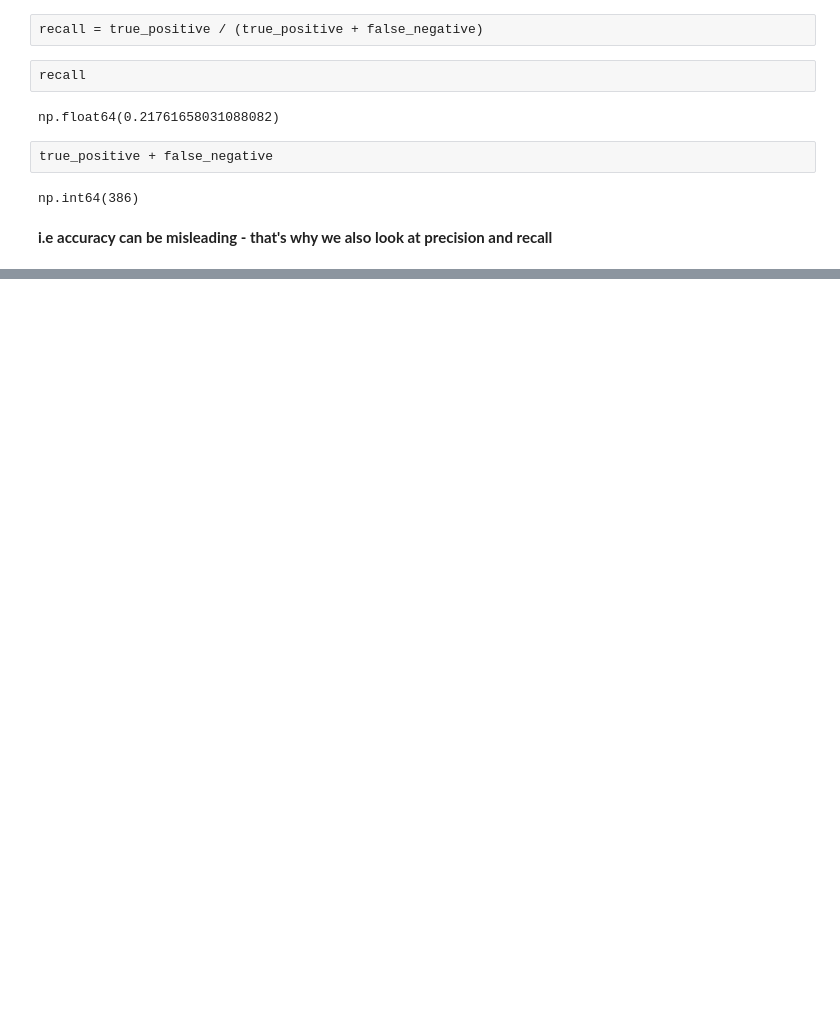
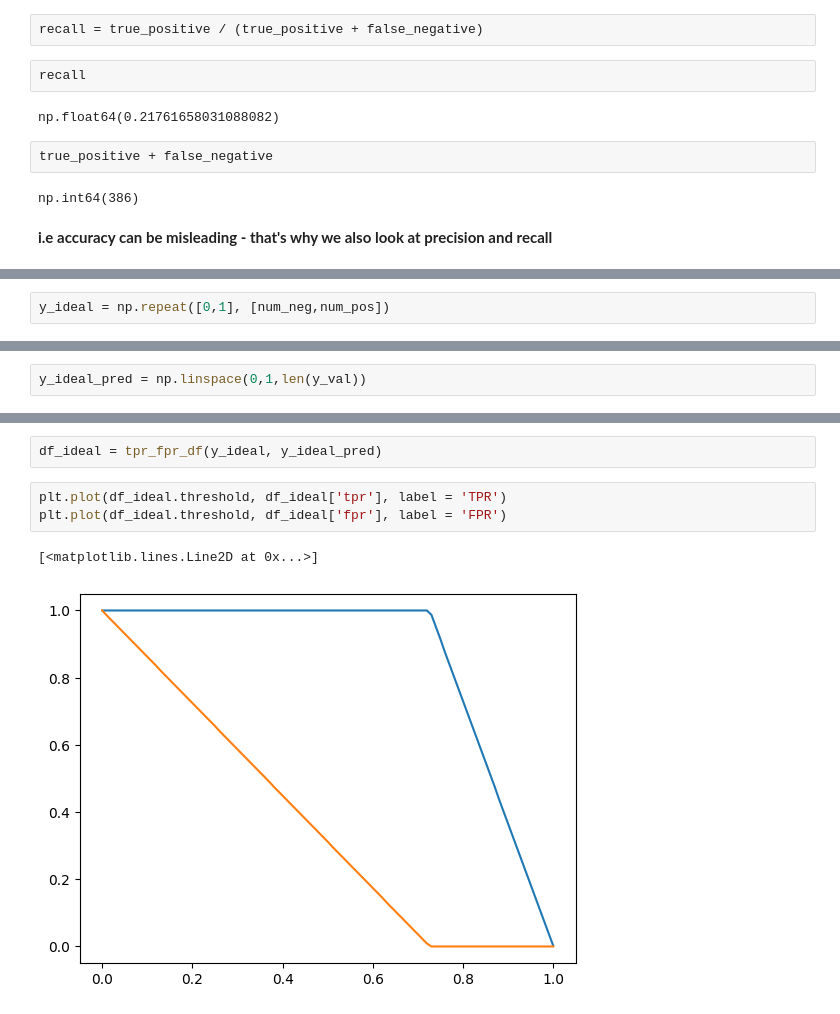
Before and after one commit to Rimsha-Bashir/machine-learning-zoomcamp, a Jupyter notebook: module-4 /eval-metrics/data-preparation.ipynb, the cells around one changed output, grey strips where cells are left out. Drawn from its saved outputs; the diff is of its cells as text; blank space fills up the shorter version.

```diff
--- a/module-4 /eval-metrics/data-preparation.ipynb
+++ b/module-4 /eval-metrics/data-preparation.ipynb
@@ -1393,0 +1546,2 @@ np.int64(386)
+# %%
+y_ideal = np.repeat([0,1], [num_neg,num_pos])
@@ -1393,0 +1552,2 @@ np.int64(386)
+# %%
+y_ideal_pred = np.linspace(0,1,len(y_val))
@@ -1393,0 +1567,8 @@ np.int64(386)
+# %%
+df_ideal = tpr_fpr_df(y_ideal, y_ideal_pred)
+# %%
+plt.plot(df_ideal.threshold, df_ideal['tpr'], label = 'TPR')
+plt.plot(df_ideal.threshold, df_ideal['fpr'], label = 'FPR')
+# %% [output]
+[<matplotlib.lines.Line2D at 0x...>]
+[figure, added]
```
Also changed, not shown: parts of 61 cells of this notebook, 1 other file.
